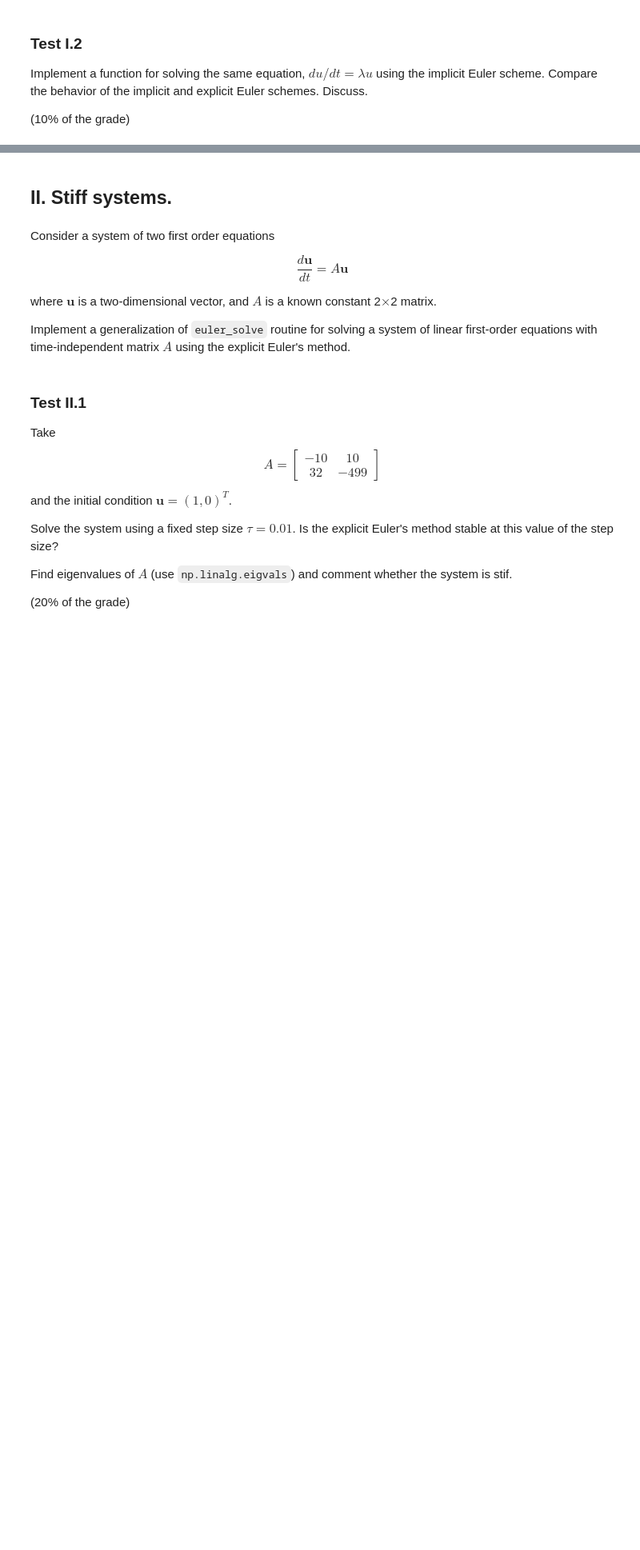
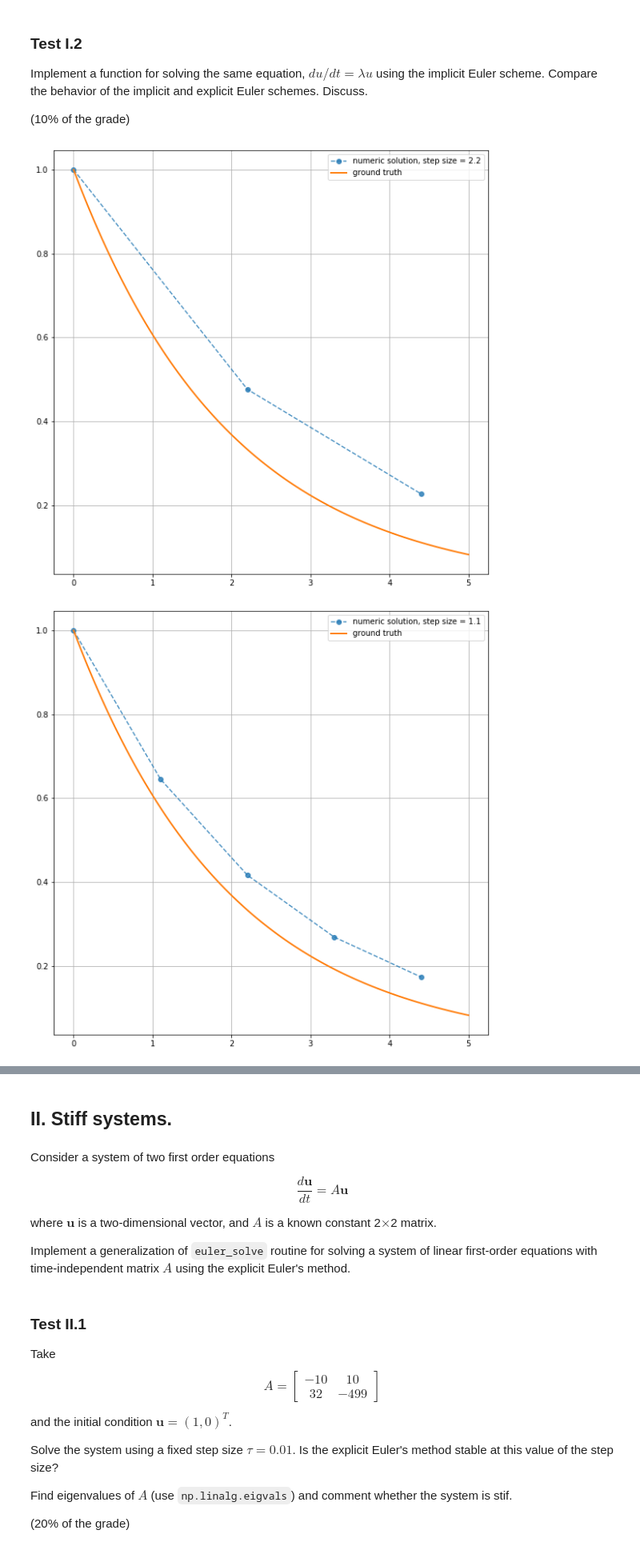
Before and after one commit to arpolkin/CP2020, a Jupyter notebook: week_7_IVP_ODE.ipynb, the cells around one changed output, grey strips where cells are left out. Shown at 80% size. Cells and saved outputs as stored; diff of their text form; code cells hidden in the pictures; blank space fills up the shorter version.

```diff
--- a/week_7_IVP_ODE.ipynb
+++ b/week_7_IVP_ODE.ipynb
@@ -65,7 +72,7 @@ Implement a function for solving the same equation, $du/dt = \lambda u$ using th
 (10% of the grade)
 # %%
 # ... ENTER YOUR CODE AND DISCUSSION HERE ...
-def euler_solve_expl(lam, u0, T, dt):
+def euler_solve_impl(lam, u0, T, dt):
     """Solve $du/dt = \lambda u$ on $0 < t < T$ with $u(t=0) = u0$ via an explicit Euler method."""
     num_steps = int(T/dt)
     tt = np.arange(num_steps+1)*dt
@@ -77,12 +84,15 @@ def euler_solve_expl(lam, u0, T, dt):
 # %%
 tau = 2.2
 for _ in range(6):
-    tt, y = euler_solve_expl(lam, u0=1.0, T=5, dt=tau)
+    tt, y = euler_solve_impl(lam, u0=1.0, T=5, dt=tau)
     ttt = np.linspace(0,5,100)
     plt.figure(figsize=[10,10])
     plt.plot(tt, y, 'o--', label='numeric solution, step size = {}'.format(tau), alpha=0.8)
     plt.plot(ttt, np.exp(lam*ttt), '-', lw=2, label='ground truth')
     plt.legend(loc='best')
     plt.grid(True)
     plt.show()
     tau /=2
+# %% [output]
+[figure, added]
+[figure, added]
```
Also changed, not shown: parts of 15 cells of this notebook, 1 other file.
